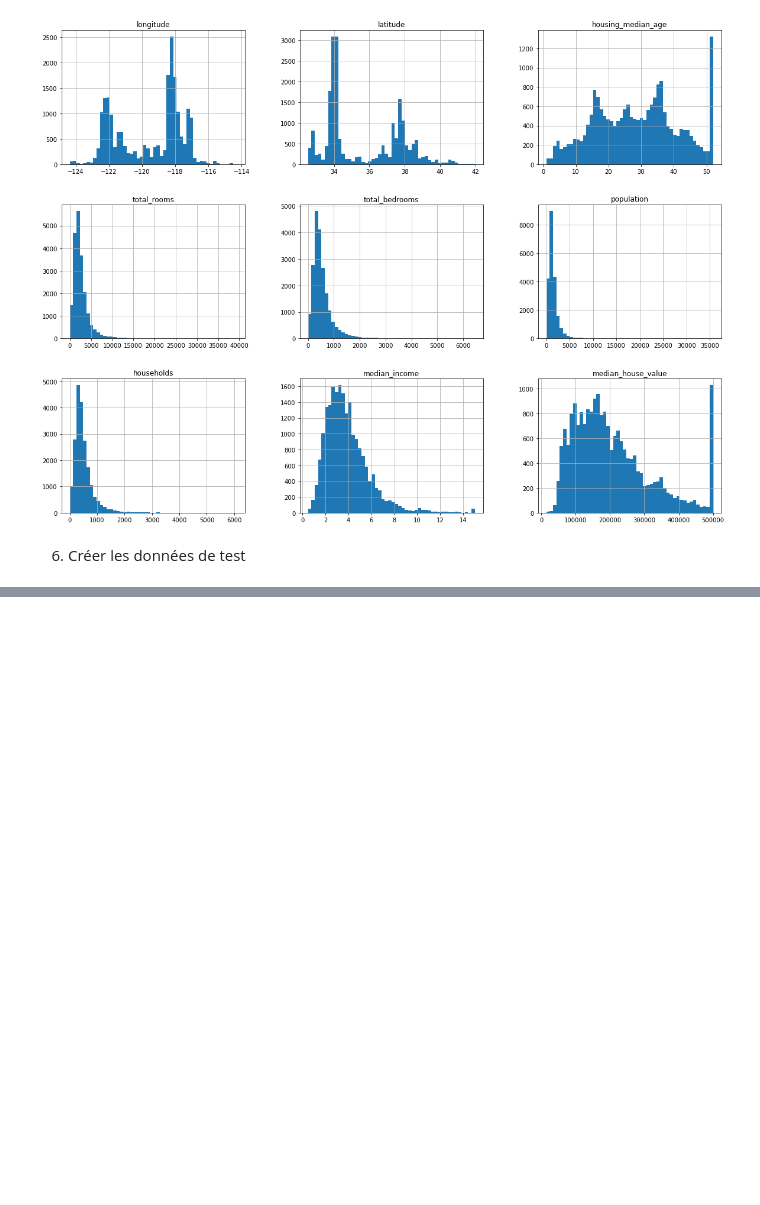
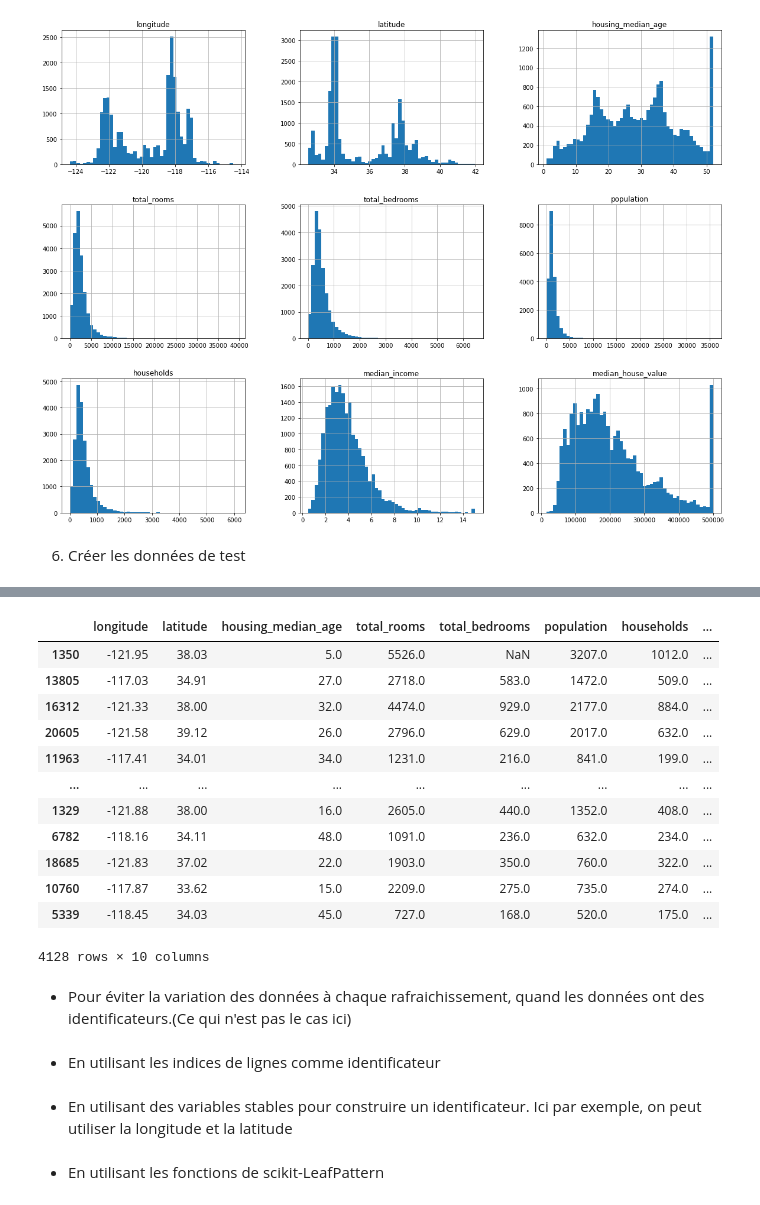
Before and after one commit to AbdoulTDG/python_ml, a Jupyter notebook: Projet_ML.ipynb, the cells around one changed output, grey strips where cells are left out. Cells and saved outputs as stored; diff of their text form; code cells hidden in the pictures; blank space fills up the shorter version.

```diff
--- a/Projet_ML.ipynb
+++ b/Projet_ML.ipynb
@@ -137,0 +150,18 @@ train_set,test_set=split_train_test(df,0.2)
+# %%
+test_set
+# %% [output]
+|  | longitude | latitude | housing_median_age | total_rooms | total_bedrooms | population | households | ... |
+| 1350 | -121.95 | 38.03 | 5.0 | 5526.0 | NaN | 3207.0 | 1012.0 | ... |
+| 13805 | -117.03 | 34.91 | 27.0 | 2718.0 | 583.0 | 1472.0 | 509.0 | ... |
+| 16312 | -121.33 | 38.00 | 32.0 | 4474.0 | 929.0 | 2177.0 | 884.0 | ... |
+| 20605 | -121.58 | 39.12 | 26.0 | 2796.0 | 629.0 | 2017.0 | 632.0 | ... |
+| 11963 | -117.41 | 34.01 | 34.0 | 1231.0 | 216.0 | 841.0 | 199.0 | ... |
+| ... | ... | ... | ... | ... | ... | ... | ... | ... |
+| 1329 | -121.88 | 38.00 | 16.0 | 2605.0 | 440.0 | 1352.0 | 408.0 | ... |
+| 6782 | -118.16 | 34.11 | 48.0 | 1091.0 | 236.0 | 632.0 | 234.0 | ... |
+| 18685 | -121.83 | 37.02 | 22.0 | 1903.0 | 350.0 | 760.0 | 322.0 | ... |
+| 10760 | -117.87 | 33.62 | 15.0 | 2209.0 | 275.0 | 735.0 | 274.0 | ... |
+| 5339 | -118.45 | 34.03 | 45.0 | 727.0 | 168.0 | 520.0 | 175.0 | ... |
+4128 rows × 10 columns
+# %% [markdown]
+- Pour éviter la variation des données à chaque rafraichissement, quand les données ont des identificateurs.(Ce qui n'est pas le cas ici)
@@ -137,0 +177,2 @@ train_set,test_set=split_train_test(df,0.2)
+# %% [markdown]
+- En utilisant les indices de lignes comme identificateur
@@ -137,0 +182,2 @@ train_set,test_set=split_train_test(df,0.2)
+# %% [markdown]
+- En utilisant des variables stables pour construire un identificateur. Ici par exemple, on peut utiliser la longitude et la latitude
@@ -137,0 +187,2 @@ train_set,test_set=split_train_test(df,0.2)
+# %% [markdown]
+- En utilisant les fonctions de scikit-LeafPattern
```
Also changed, not shown: parts of 25 cells of this notebook.
